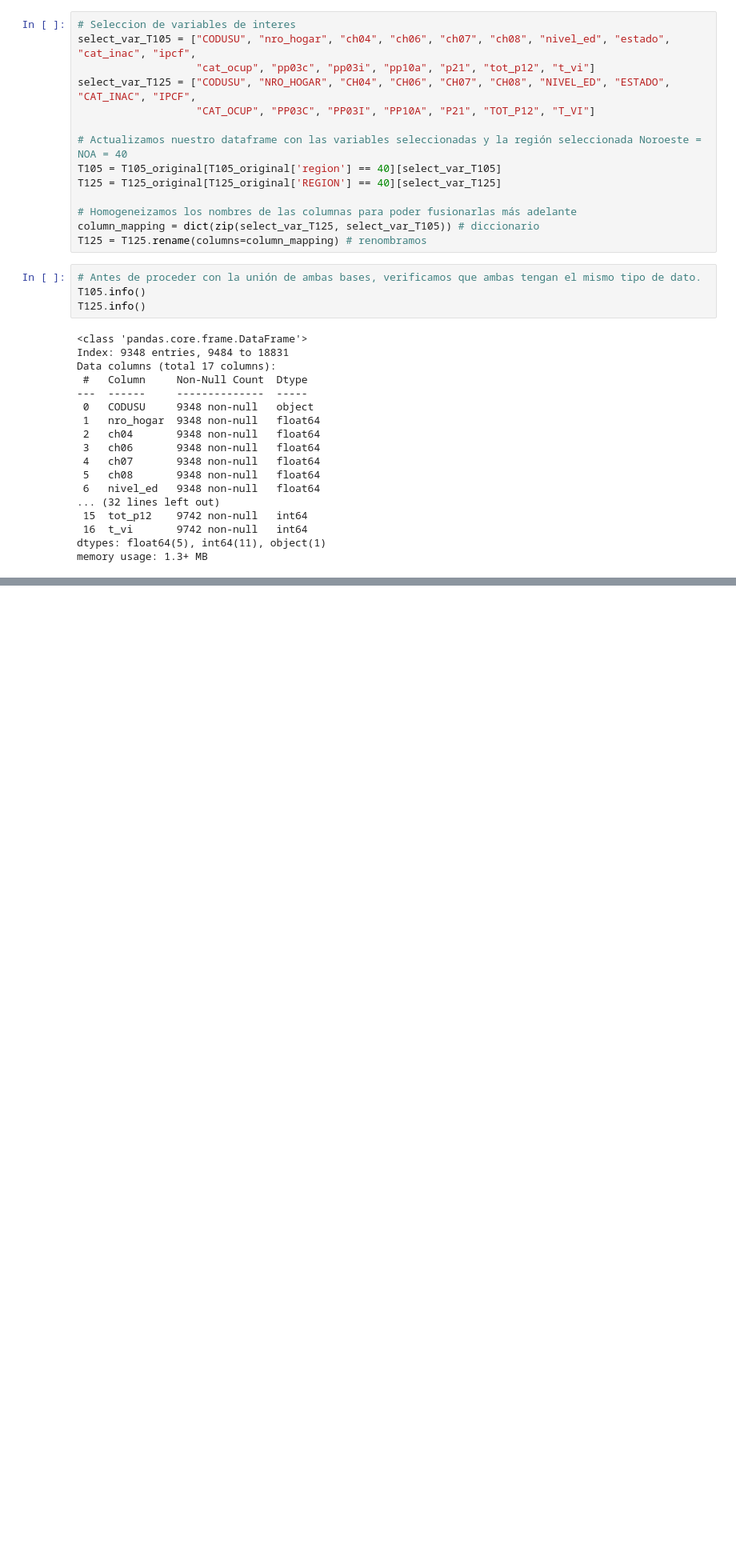
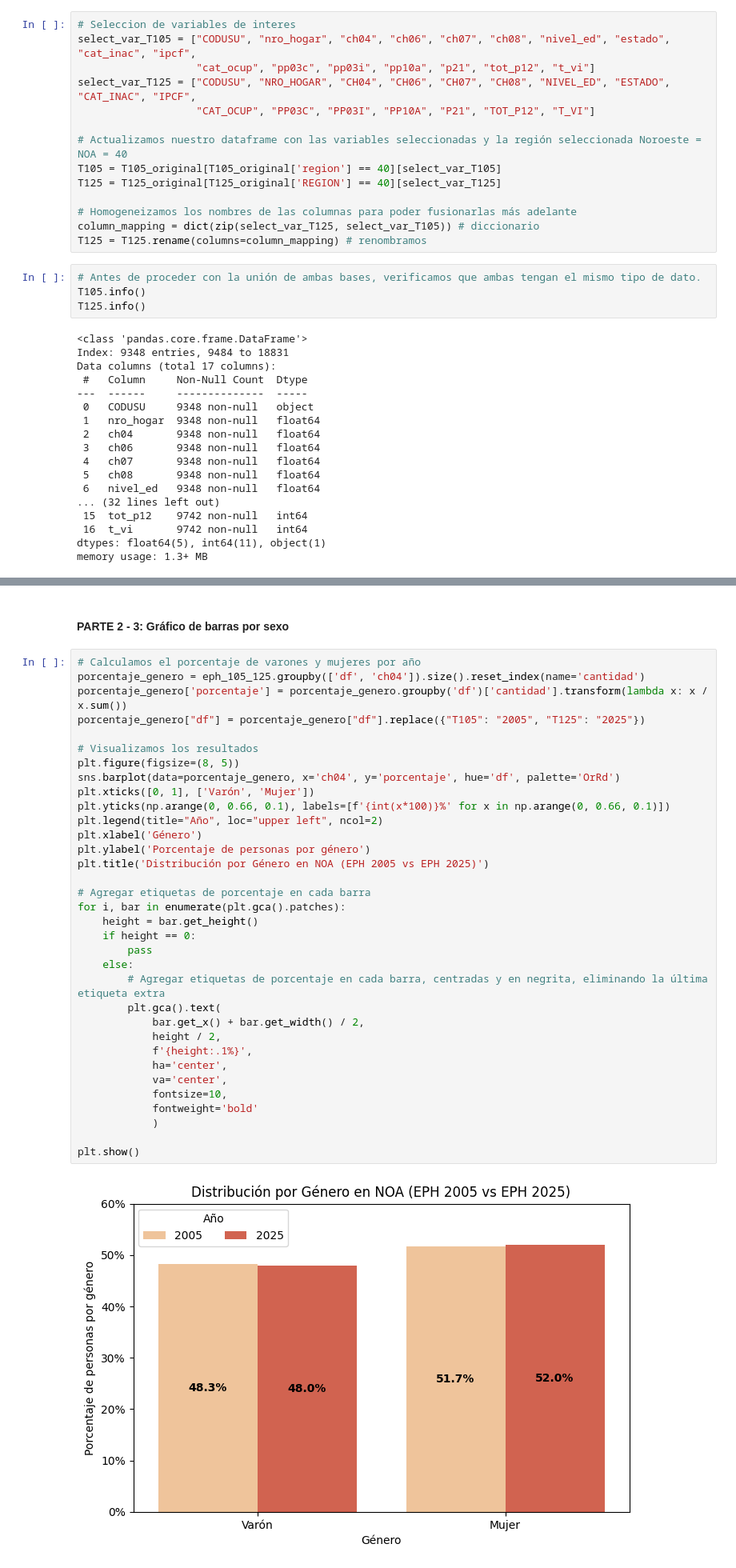
Before and after one commit to alvarezmartin2411-debug/Big-Data-UBA--Grupo-2, a Jupyter notebook: TP1/Program_TP1_Grupo2.ipynb, the cells around one changed output, grey strips where cells are left out. Shown at 80% size. Saved outputs shown, nothing was run; the diff lists cells and outputs as text; blank space fills up the shorter version.

```diff
--- a/TP1/Program_TP1_Grupo2.ipynb
+++ b/TP1/Program_TP1_Grupo2.ipynb
@@ -159,0 +198,38 @@ plt.show()
+# %% [markdown]
+#### PARTE 2 - 3: Gráfico de barras por sexo
+# %%
+# Calculamos el porcentaje de varones y mujeres por año
+porcentaje_genero = eph_105_125.groupby(['df', 'ch04']).size().reset_index(name='cantidad')
+porcentaje_genero['porcentaje'] = porcentaje_genero.groupby('df')['cantidad'].transform(lambda x: x / x.sum())
+porcentaje_genero["df"] = porcentaje_genero["df"].replace({"T105": "2005", "T125": "2025"})
+
+# Visualizamos los resultados
+plt.figure(figsize=(8, 5))
+sns.barplot(data=porcentaje_genero, x='ch04', y='porcentaje', hue='df', palette='OrRd')
+plt.xticks([0, 1], ['Varón', 'Mujer'])
+plt.yticks(np.arange(0, 0.66, 0.1), labels=[f'{int(x*100)}%' for x in np.arange(0, 0.66, 0.1)])
+plt.legend(title="Año", loc="upper left", ncol=2)
+plt.xlabel('Género')
+plt.ylabel('Porcentaje de personas por género')
+plt.title('Distribución por Género en NOA (EPH 2005 vs EPH 2025)')
+
+# Agregar etiquetas de porcentaje en cada barra
+for i, bar in enumerate(plt.gca().patches):
+    height = bar.get_height()
+    if height == 0:
+        pass
+    else:
+        # Agregar etiquetas de porcentaje en cada barra, centradas y en negrita, eliminando la última etiqueta extra
+        plt.gca().text(
+            bar.get_x() + bar.get_width() / 2,
+            height / 2,
+            f'{height:.1%}',
+            ha='center',
+            va='center',
+            fontsize=10,
+            fontweight='bold'
+            )
+
+plt.show()
+# %% [output]
+[figure, added]
```
Also changed, not shown: parts of 22 cells of this notebook, 2 other files.
